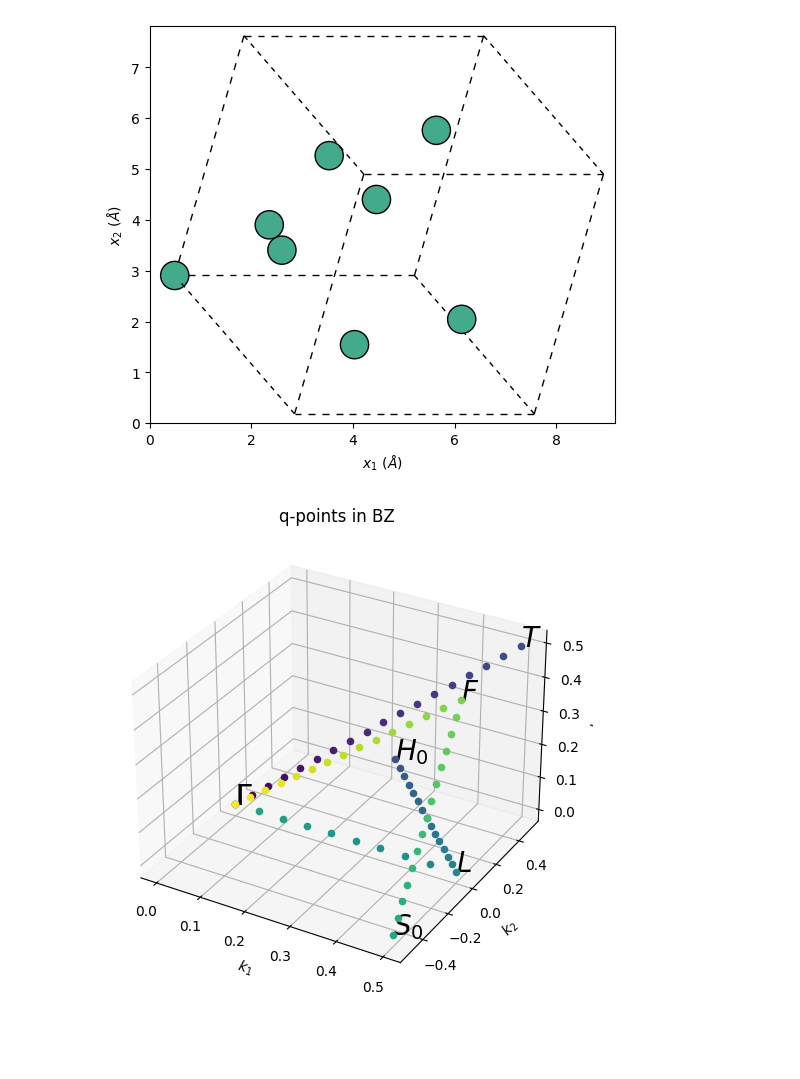
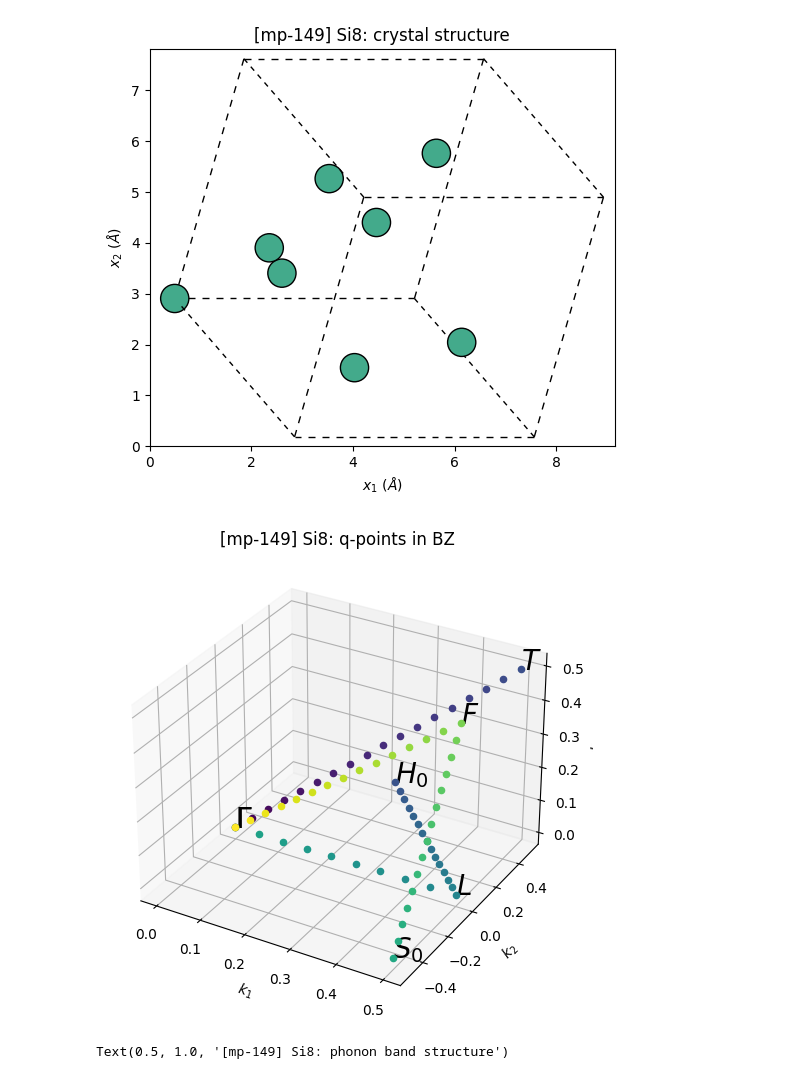
Before and after one commit to RyotaroOKabe/phonon_prediction, a Jupyter notebook: kMVN_cif.ipynb, the cells around one changed output. Drawn from its saved outputs; the diff is of its cells as text; code cells hidden in the pictures; blank space fills up the shorter version.

```diff
--- a/kMVN_cif.ipynb
+++ b/kMVN_cif.ipynb
@@ -45,8 +41,6 @@ After downloading data, we load the data into the suitable format.
 # %%
 cif_folder = './cif_folder'
-# all cif files in cif_folder
 cif_files = sorted([f for f in os.listdir(cif_folder) if f.endswith('.cif')])
-# get ase.atoms.Atoms objects from cif files and store in dataframe
 data = pd.DataFrame({})
 for cif_file in cif_files:
     d = dict()
@@ -54,14 +48,14 @@ for cif_file in cif_files:
     material_id = cif_file.replace('.cif', '')
     numb = len(atoms)
 
-    out_dict = get_qpts(atoms, nongamma=True)
-    qpts = np.array(out_dict['qpts'])
-    qticks = out_dict['qticks']
+    qpts_dict = get_qpts(atoms, nongamma=True)
+    qpts = np.array(qpts_dict['qpts'])
+    qticks = qpts_dict['qticks']
     d['id'] = material_id
     d['structure'] = [atoms]
     d['qpts'] = [qpts]
     d['qticks'] = [qticks]
-    d['real_band'] = [np.zeros((len(qpts), 3*numb))]
+    d['real_band'] = [np.zeros((len(qpts), 3*numb))]    # Since we do not have band structure data, we set it to zero matrix of shape (len(qpts), 3*numb)
     dfn = pd.DataFrame(data = d)
     data = pd.concat([data, dfn], ignore_index = True)
 
@@ -156,55 +102,55 @@ plot_band(ax, real, pred, palette[-1], qticks=qticks, lwidth=0.5, plot_real=Fals
 # %%
 # Set the index for which structure to plot from the dataframe
-idx = 0  # structure index in dataframe
+idx = 0  #TODO: change this index to plot a different structure (0~len(data)-1)
 
-# Plot the atomic structure of the material
-struct = data.iloc[idx]['structure']  # Get the structure of the material from the dataframe
+# [0] Load the structure and other data for the selected material
+real = None  # Set real data to None if not available
+row_df = df_te.iloc[idx]  # Get the row for the selected structure in the test set
+material_id = row_df['id']  # Extract the material ID
+pred = row_df['pred']  # Extract the predicted band structure
+row_data = data[data['id'] == material_id]  # Get the row for the selected structure in the data dataframe
+qticks = row_data['qticks'].item()  # Get the q-ticks for this material
+struct =row_data['structure'].item()  # Get the structure of the material from the dataframe
 symbols = np.unique(list(struct.symbols))  # Get unique atomic symbols from the structure
 numb = len(struct)  # Get the number of atoms in the structure
 z = dict(zip(symbols, range(numb)))  # Create a mapping from atomic symbols to indices
 
-# Create a plot of the atomic structure using matplotlib
+# [1] Create a plot of the atomic structure using matplotlib
 fig, ax = plt.subplots(figsize=(6,6))
 norm = plt.Normalize(vmin=0, vmax=numb-1)  # Normalize the color map for atoms
 color = [mpl.colors.to_hex(k) for k in cmap(norm([z[j] for j in list(struct.symbols)]))]  # Assign colors based on atomic symbols
 plot_atoms(struct, ax, radii=0.25, colors=color, rotation=('30x,30y,0z'))  # Plot the atoms with radii and rotation
 ax.set_xlabel(r'$x_1\ (\AA)$')  # Set x-axis label with LaTeX formatting for Angstroms
 ax.set_ylabel(r'$x_2\ (\AA)$')  # Set y-axis label with LaTeX formatting
+ax.set_title(f"[{material_id}] {struct.get_chemical_formula()}: crystal structure")
 
-# Plot the q-points in the 3D Brillouin zone (BZ)
+# [2] Plot the q-points in the 3D Brillouin zone (BZ)
 qpts = data.iloc[idx]['qpts']  # Get q-points from the dataframe
 fig = plt.figure(figsize=(6,6))
 ax = fig.add_subplot(111, projection='3d')  # Create a 3D subplot
 colors = np.linspace(0, 1, len(qpts))  # Create a gradient of colors for the q-points
-
 # Scatter plot for each q-point with color based on position in the sequence
 for i, qpt in enumerate(qpts):
     ax.scatter(qpt[0], qpt[1], qpt[2], color=plt.cm.viridis(colors[i]), s=20)
-
 # Add labels to the q-points
 qticks = data.iloc[idx]['qticks']  # Get q-point labels
 for i, txt in enumerate(qticks):
     # Format the q-point labels with LaTeX if not already formatted
     txt = f"${txt}$" if not '$' in txt and len(txt) > 0 else txt
     ax.text(qpts[i,0], qpts[i,1], qpts[i,2], txt, fontsize=20)  # Add text labels for q-points
-
 # Set labels for the 3D plot axes
 ax.set_xlabel(r'$k_1$')  # k1 axis label
 ax.set_ylabel(r'$k_2$')  # k2 axis label
 ax.set_zlabel(r'$k_3$')  # k3 axis label
-ax.set_title('q-points in BZ')  # Title for the plot
+ax.set_title(f"[{material_id}] {struct.get_chemical_formula()}: q-points in BZ")
 plt.show()
 
-# Plot the predicted phonon band structure
+# [3] Plot the predicted phonon band structure
+# Plot the predicted band structure with custom function
 fig, ax = plt.subplots(figsize=(6,6))
-real = None  # Set real data to None if not available
-row = df_te.iloc[idx]  # Get the row for the selected structure in the test set
-mpid = row['id']  # Extract the material ID
-pred = row['pred']  # Extract the predicted band structure
-qticks = data[data['id'] == mpid]['qticks'].item()  # Get the q-ticks for this material
-
-# Plot the predicted band structure with custom function
-plot_band(ax, real, pred, palette[-1], qticks=qticks, lwidth=0.7, plot_real=False)  # Plot prediction without real data
+plot_band(ax, real, pred, palette[-1], qticks=qticks, lwidth=0.7, plot_real=False, ylabel=True)  # Plot prediction without real data
+ax.set_title(f"[{material_id}] {struct.get_chemical_formula()}: phonon band structure")
 # %% [output]
-[figure, old version]
+[figure, new version]
-[figure, old version]
+[figure, new version]
+Text(0.5, 1.0, '[mp-149] Si8: phonon band structure')
```
Also changed, not shown: parts of 20 cells of this notebook, 1 other file.
